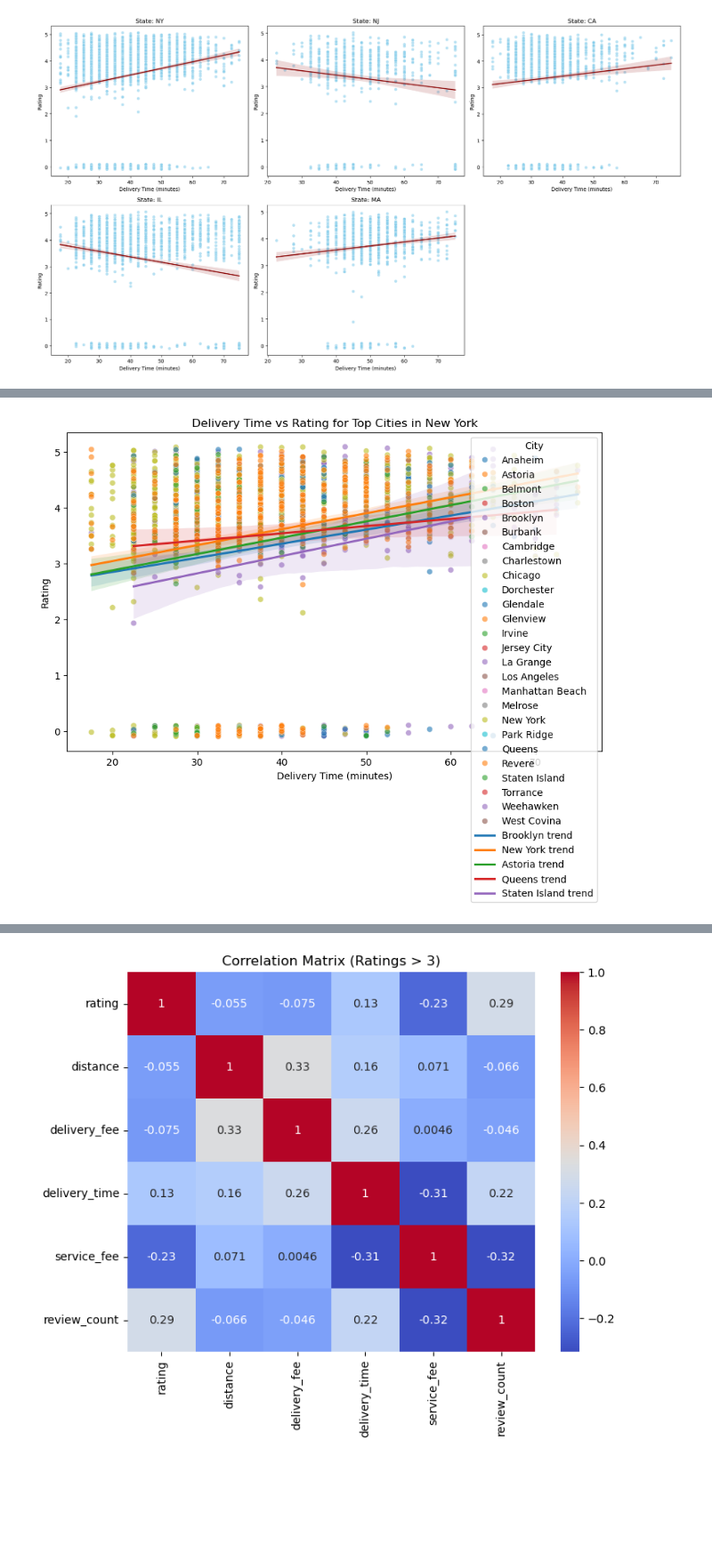
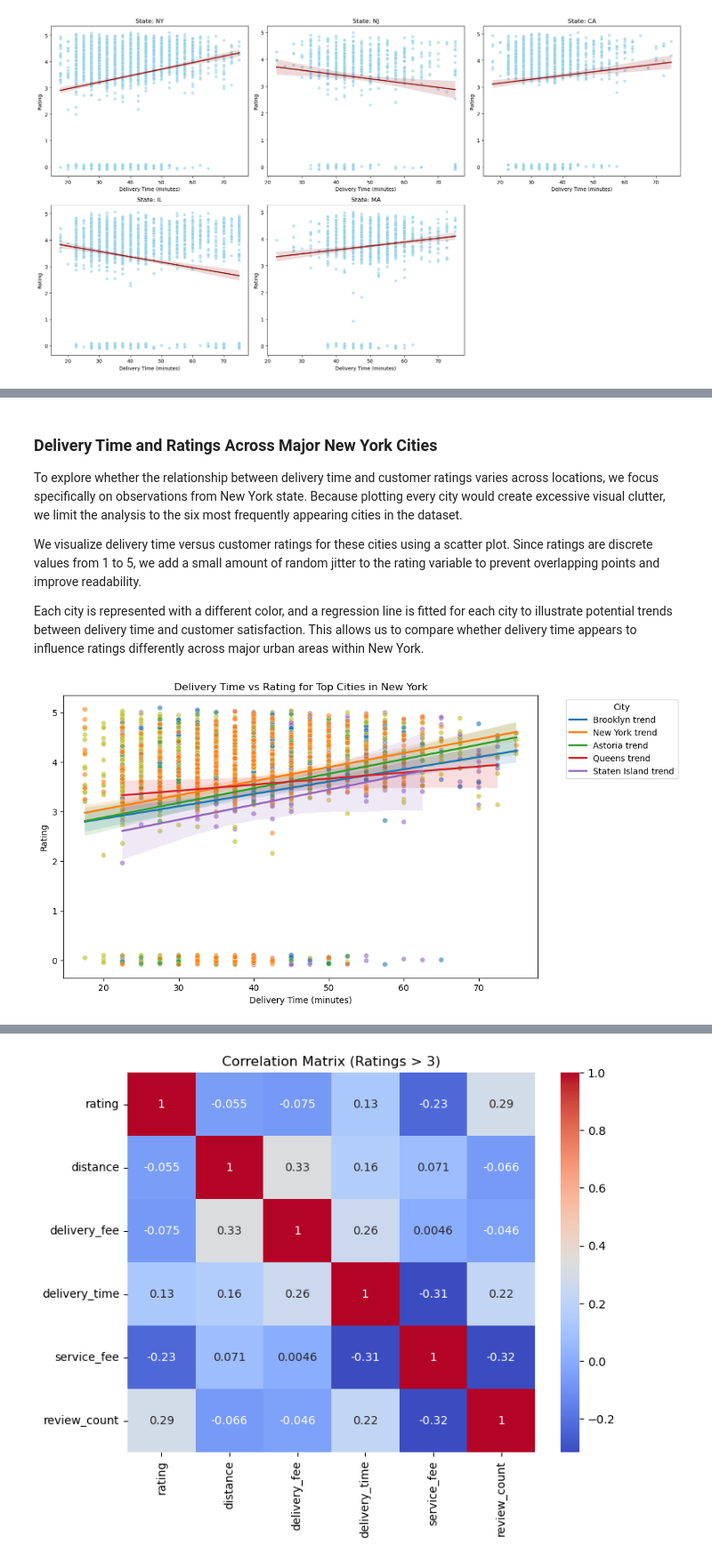
Before and after one commit to COGS108/Group111_WI26, a Jupyter notebook: 02-EDACheckpoint.ipynb, the cells around one changed output, grey strips where cells are left out. Shown at 89% size. Saved outputs shown, nothing was run; the diff lists cells and outputs as text; code cells hidden in the pictures; blank space fills up the shorter version.

```diff
--- a/02-EDACheckpoint.ipynb
+++ b/02-EDACheckpoint.ipynb
@@ -466,8 +481,5 @@ plt.figure(figsize=(10,5))
 # %%
 # Grubhub Plots
-# Add small jitter to ratings if they are discrete (1-5)
-grubhub['rating_jitter'] = grubhub['rating'] + np.random.uniform(-0.1, 0.1, size=len(grubhub))
-
 # Add small jitter to rating if discrete (1-5)
 grubhub['rating_jitter'] = grubhub['rating'] + np.random.uniform(-0.1, 0.1, size=len(grubhub))
 
@@ -532,8 +600,12 @@ plt.show()
 # %%
 #Grubhub Plot
-grubhub_test['rating_jitter'] = grubhub_test['rating'] + np.random.uniform(-0.1, 0.1, size=len(grubhub_test))
+grubhub_test = grubhub[grubhub['rating'] > 0]#removing ratings with 0 to test for any possible relationship
+grubhub_test = grubhub[grubhub['rating'] > 0]
+subset = grubhub_test.copy()
 
-# States to plot
+subset['rating_jitter'] = subset['rating'] + np.random.uniform(-0.1, 0.1, size=len(subset))
+# grubhub_test['rating_jitter'] = grubhub_test['rating'] + np.random.uniform(-0.1, 0.1, size=len(grubhub_test))
+
 states = ['NY','NJ','CA','IL','MA']
 
 plt.figure(figsize=(18,10))
@@ -589,3 +654,11 @@ plt.show()
+# %% [markdown]
+### Delivery Time and Ratings Across Major New York Cities
+
+To explore whether the relationship between delivery time and customer ratings varies across locations, we focus specifically on observations from New York state. Because plotting every city would create excessive visual clutter, we limit the analysis to the six most frequently appearing cities in the dataset.
+
+We visualize delivery time versus customer ratings for these cities using a scatter plot. Since ratings are discrete values from 1 to 5, we add a small amount of random jitter to the rating variable to prevent overlapping points and improve readability.
+
+Each city is represented with a different color, and a regression line is fitted for each city to illustrate potential trends between delivery time and customer satisfaction. This allows us to compare whether delivery time appears to influence ratings differently across major urban areas within New York.
 # %%
 # --- 1. Add jitter to ratings ---
 grubhub['rating_jitter'] = grubhub['rating'] + np.random.uniform(-0.1, 0.1, size=len(grubhub))
@@ -597,33 +670,34 @@ grubhub_ny = grubhub[grubhub['state'] == 'NY']
 top_cities = grubhub_ny['searched_city'].value_counts().nlargest(6).index
 grubhub_ny_top = grubhub_ny[grubhub_ny['searched_city'].isin(top_cities)]
 
 # --- 4. Scatter plot with regression lines per city ---
 plt.figure(figsize=(10,6))
 
 sns.scatterplot(
     data=grubhub_ny_top,
     x='delivery_time',
     y='rating_jitter',
     hue='searched_city',
     palette='tab10',
-    alpha=0.6
+    alpha=0.6,
+    legend=False
 )
 
 # Regression lines per city
 for city in top_cities:
     subset = grubhub_ny_top[grubhub_ny_top['searched_city'] == city]
     sns.regplot(
         data=subset,
         x='delivery_time',
         y='rating_jitter',
         scatter=False,
         label=f"{city} trend"
     )
 
 plt.title("Delivery Time vs Rating for Top Cities in New York")
 plt.xlabel("Delivery Time (minutes)")
 plt.ylabel("Rating")
-plt.legend(title="City")
+plt.legend(title="City", bbox_to_anchor=(1.05,1), loc="upper left")
 plt.show()
 # %% [output]
-[figure, old version]
+[figure, new version]
```
Also changed, not shown: parts of 57 cells of this notebook.
